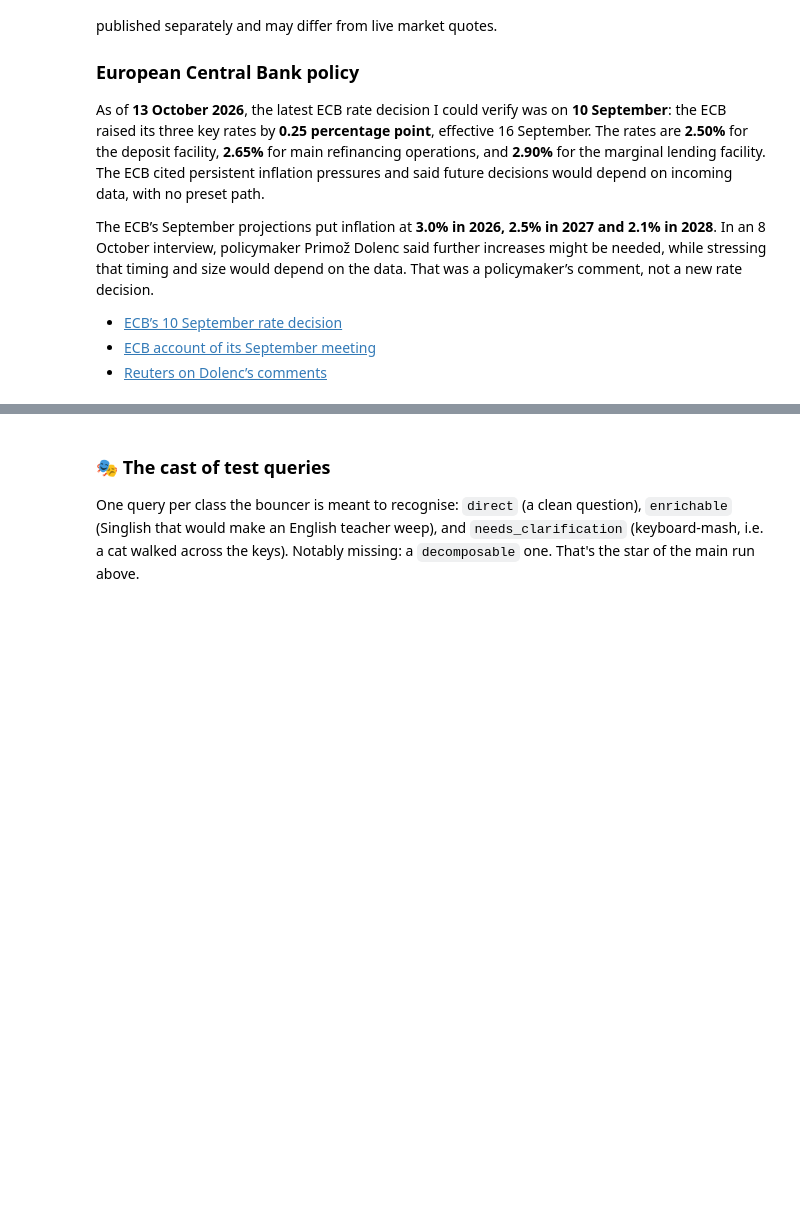
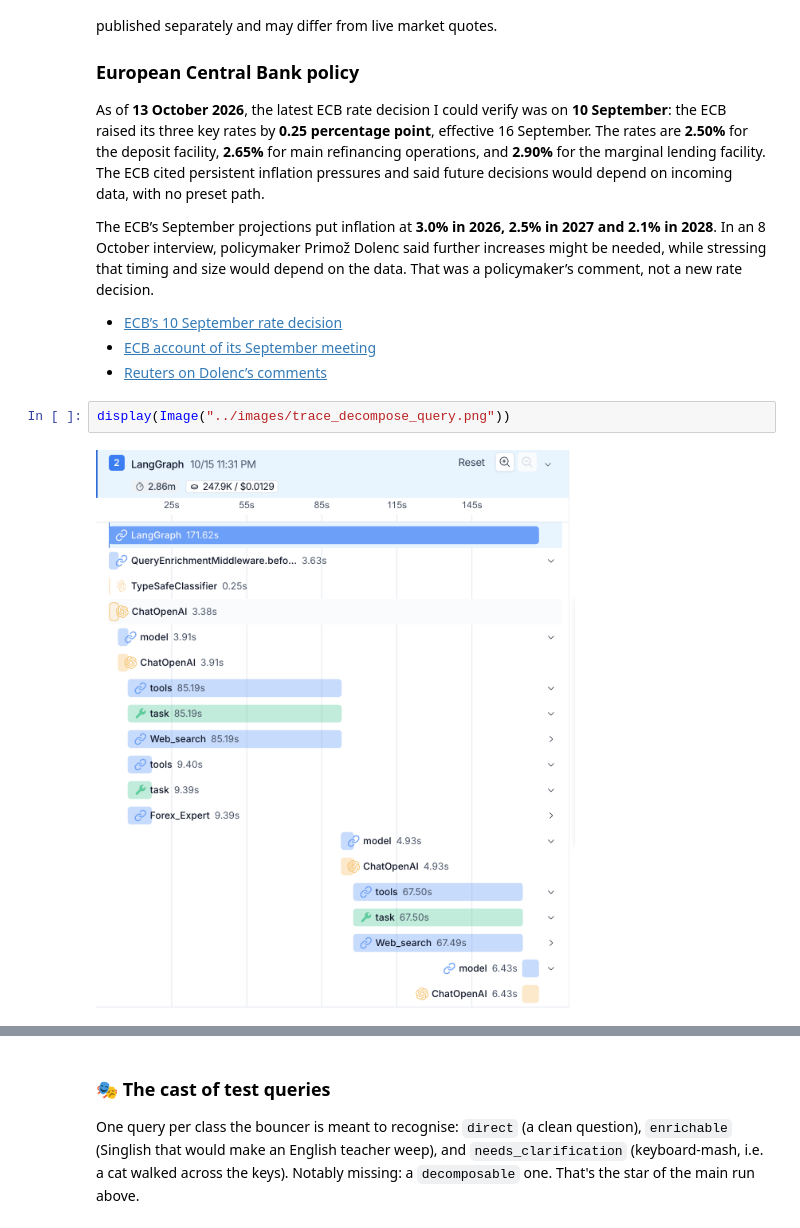
Before and after one commit to tituslhy/Jever, a Jupyter notebook: notebooks/agent.ipynb, the cells around one changed output, grey strips where cells are left out. Drawn from its saved outputs; the diff is of its cells as text; blank space fills up the shorter version.

```diff
--- a/notebooks/agent.ipynb
+++ b/notebooks/agent.ipynb
@@ -262,3 +262,7 @@ The ECB’s September projections put inflation at **3.0% in 2026, 2.5% in 2027
 - [ECB’s 10 September rate decision](https://www.ecb.europa.eu/press/pr/date/2026/html/ecb.mp260910~314e508016.en.html)
 - [ECB account of its September meeting](https://www.ecb.europa.eu/press/accounts/2026/html/ecb.mg261008~a10153d090.en.html)
 - [Reuters on Dolenc’s comments](https://www.reuters.com/world/europe/with-inflation-risks-upside-ecb-may-need-hike-more-dolenc-says-2026-10-08)
+# %%
+display(Image("../images/trace_decompose_query.png"))
+# %% [output]
+[figure, added]
```
Also changed, not shown: parts of 7 cells of this notebook, 1 other file.
